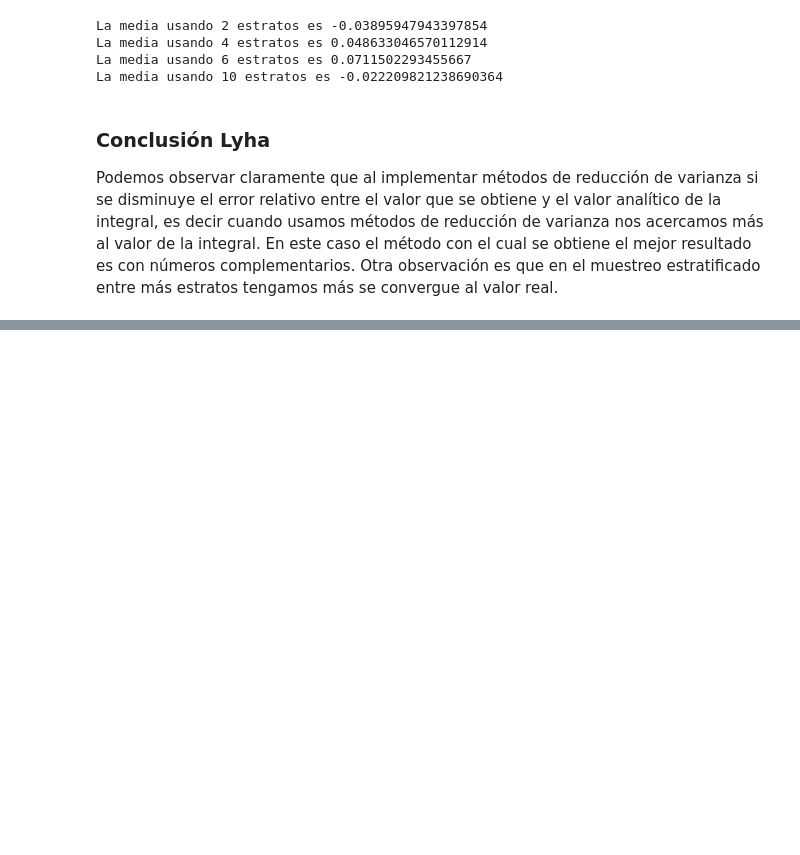
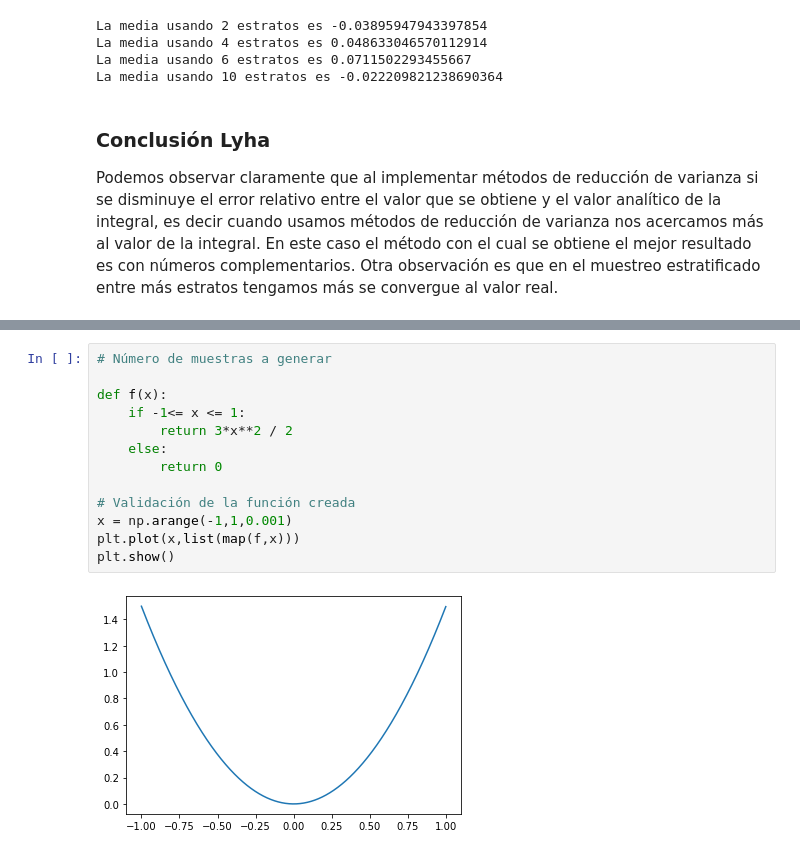
Before and after one commit to danielch4/Tarea7-8_LEspinoza_HDChavez, a Jupyter notebook: Tarea8.ipynb, the cells around one changed output, grey strips where cells are left out. Saved outputs shown, nothing was run; the diff lists cells and outputs as text; blank space fills up the shorter version.

```diff
--- a/Tarea8.ipynb
+++ b/Tarea8.ipynb
@@ -108,0 +118,15 @@ Podemos observar claramente que al implementar métodos de reducción de varianz
+# %%
+# Número de muestras a generar
+
+def f(x):
+    if -1<= x <= 1:
+        return 3*x**2 / 2
+    else:
+        return 0
+
+# Validación de la función creada
+x = np.arange(-1,1,0.001)
+plt.plot(x,list(map(f,x)))
+plt.show()
+# %% [output]
+[figure, added]
```
Also changed, not shown: parts of 7 cells of this notebook.
